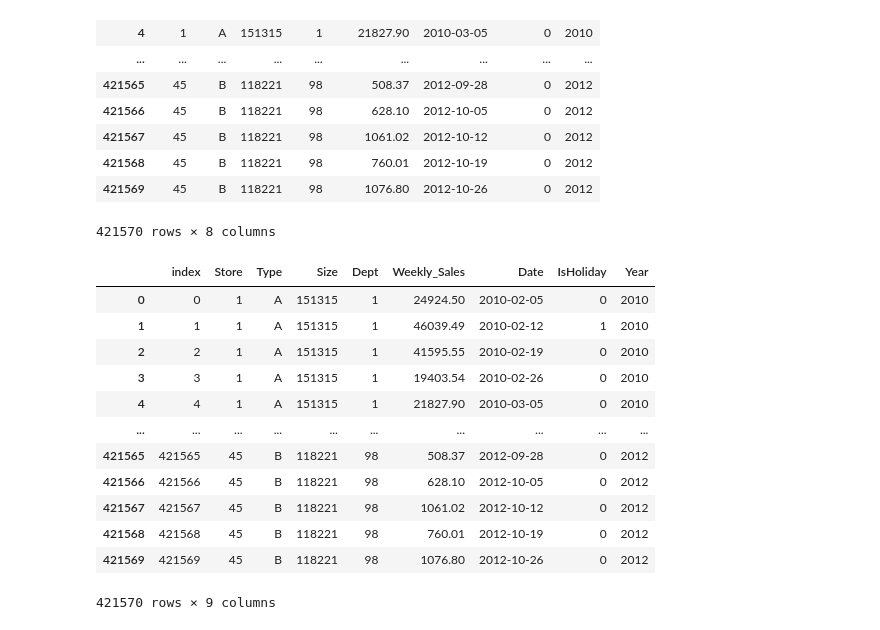
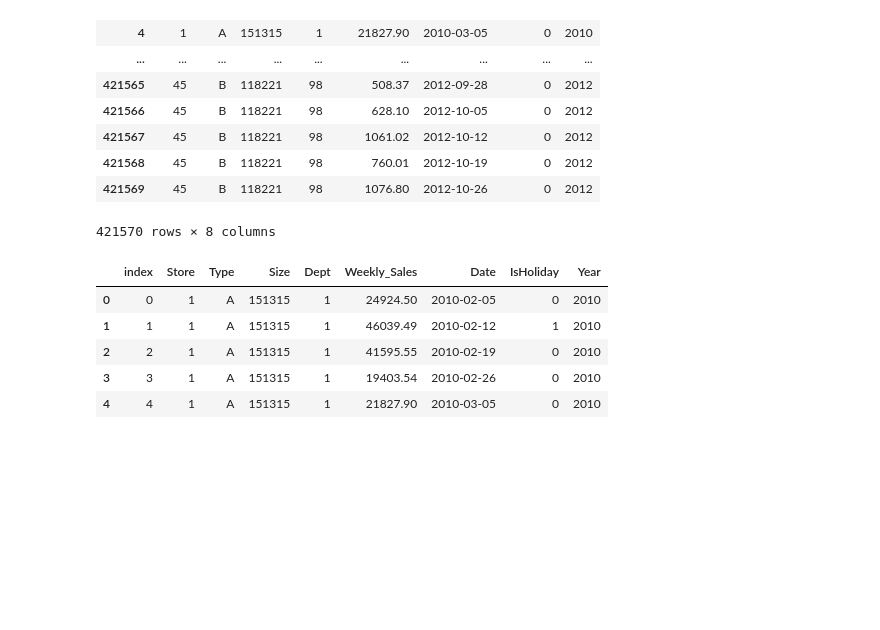
Before and after one commit to Rommelsito/Vehicle_analysis, a Jupyter notebook: all_feature/sales_store.ipynb, the cells around one changed output. Saved outputs shown, nothing was run; the diff lists cells and outputs as text; code cells hidden in the pictures; blank space fills up the shorter version.

```diff
--- a/all_feature/sales_store.ipynb
+++ b/all_feature/sales_store.ipynb
@@ -106,18 +106,11 @@ For example, when doing 'df[col].method(value, inplace=True)', try using 'df.met
 421570 rows × 8 columns
 # %%
 df_1.reset_index(inplace = True)
-df_1
+df_1.head()
 # %% [output]
 |  | index | Store | Type | Size | Dept | Weekly_Sales | Date | IsHoliday | Year |
 | 0 | 0 | 1 | A | 151315 | 1 | 24924.50 | 2010-02-05 | 0 | 2010 |
 | 1 | 1 | 1 | A | 151315 | 1 | 46039.49 | 2010-02-12 | 1 | 2010 |
 | 2 | 2 | 1 | A | 151315 | 1 | 41595.55 | 2010-02-19 | 0 | 2010 |
 | 3 | 3 | 1 | A | 151315 | 1 | 19403.54 | 2010-02-26 | 0 | 2010 |
 | 4 | 4 | 1 | A | 151315 | 1 | 21827.90 | 2010-03-05 | 0 | 2010 |
-| ... | ... | ... | ... | ... | ... | ... | ... | ... | ... |
-| 421565 | 421565 | 45 | B | 118221 | 98 | 508.37 | 2012-09-28 | 0 | 2012 |
-| 421566 | 421566 | 45 | B | 118221 | 98 | 628.10 | 2012-10-05 | 0 | 2012 |
-| 421567 | 421567 | 45 | B | 118221 | 98 | 1061.02 | 2012-10-12 | 0 | 2012 |
-| 421568 | 421568 | 45 | B | 118221 | 98 | 760.01 | 2012-10-19 | 0 | 2012 |
-| 421569 | 421569 | 45 | B | 118221 | 98 | 1076.80 | 2012-10-26 | 0 | 2012 |
-421570 rows × 9 columns
```
Also changed, not shown: parts of 8 cells of this notebook, 3 other files.
